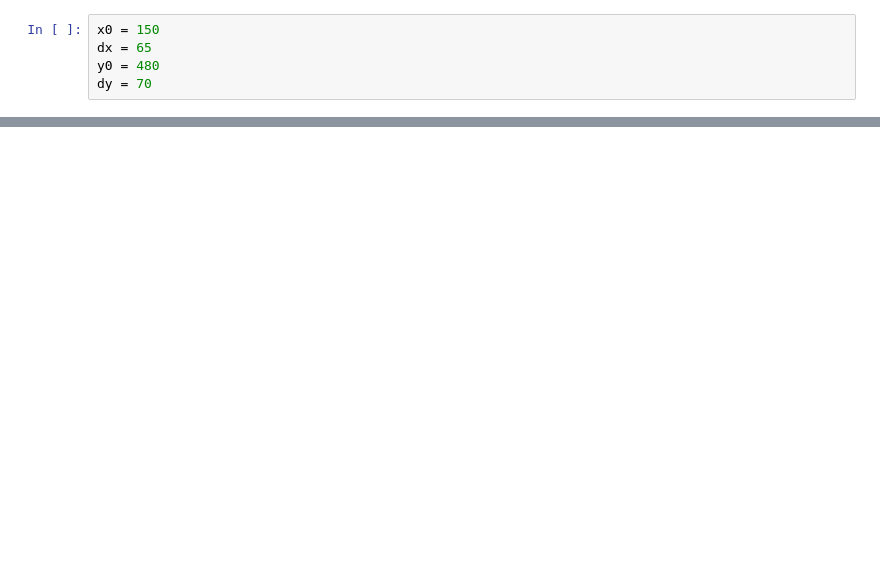
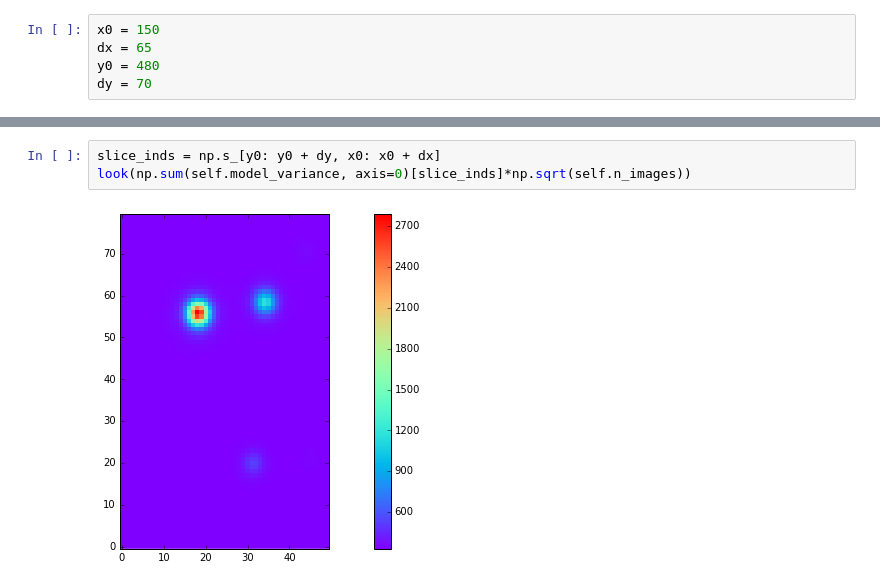
Before and after one commit to lsst-dm/experimental_DCR, a Jupyter notebook: DCR_template-debug-gband.ipynb, the cells around one changed output, grey strips where cells are left out. Cells and saved outputs as stored; diff of their text form; blank space fills up the shorter version.

```diff
--- a/DCR_template-debug-gband.ipynb
+++ b/DCR_template-debug-gband.ipynb
@@ -122,0 +143,5 @@ DIFF
+# %%
+slice_inds = np.s_[y0: y0 + dy, x0: x0 + dx]
+look(np.sum(self.model_variance, axis=0)[slice_inds]*np.sqrt(self.n_images))
+# %% [output]
+[figure, added]
```
Also changed, not shown: parts of 26 cells of this notebook.
